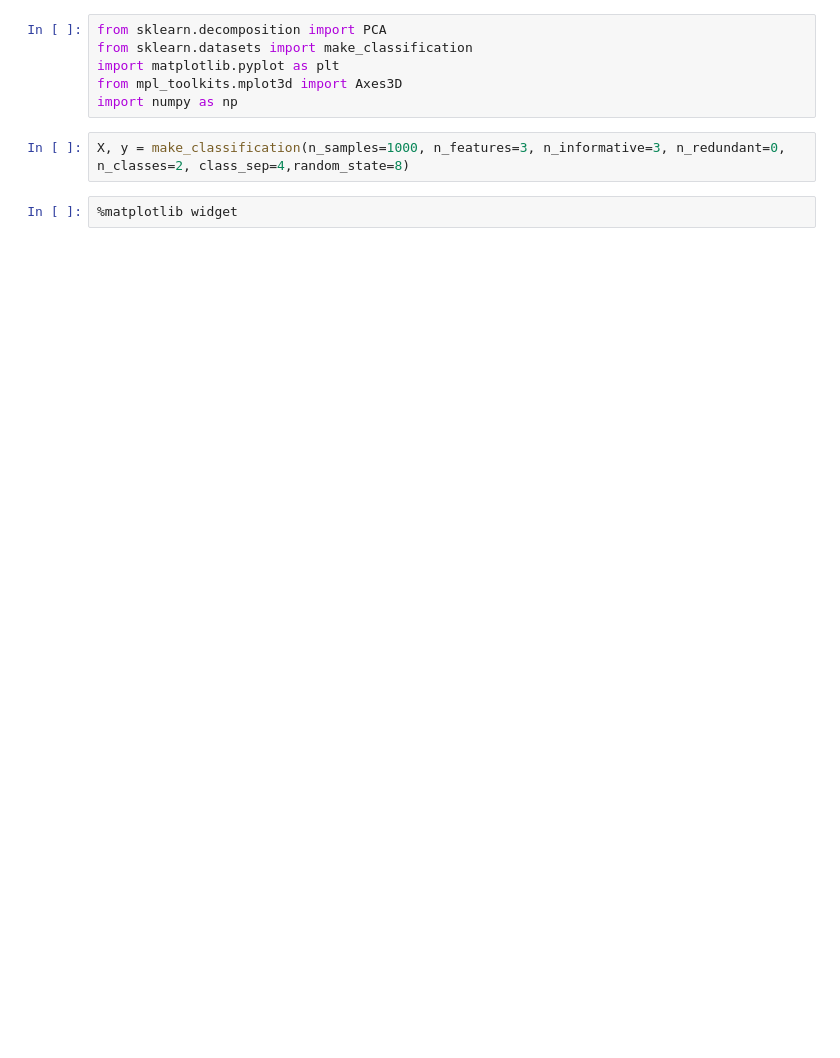
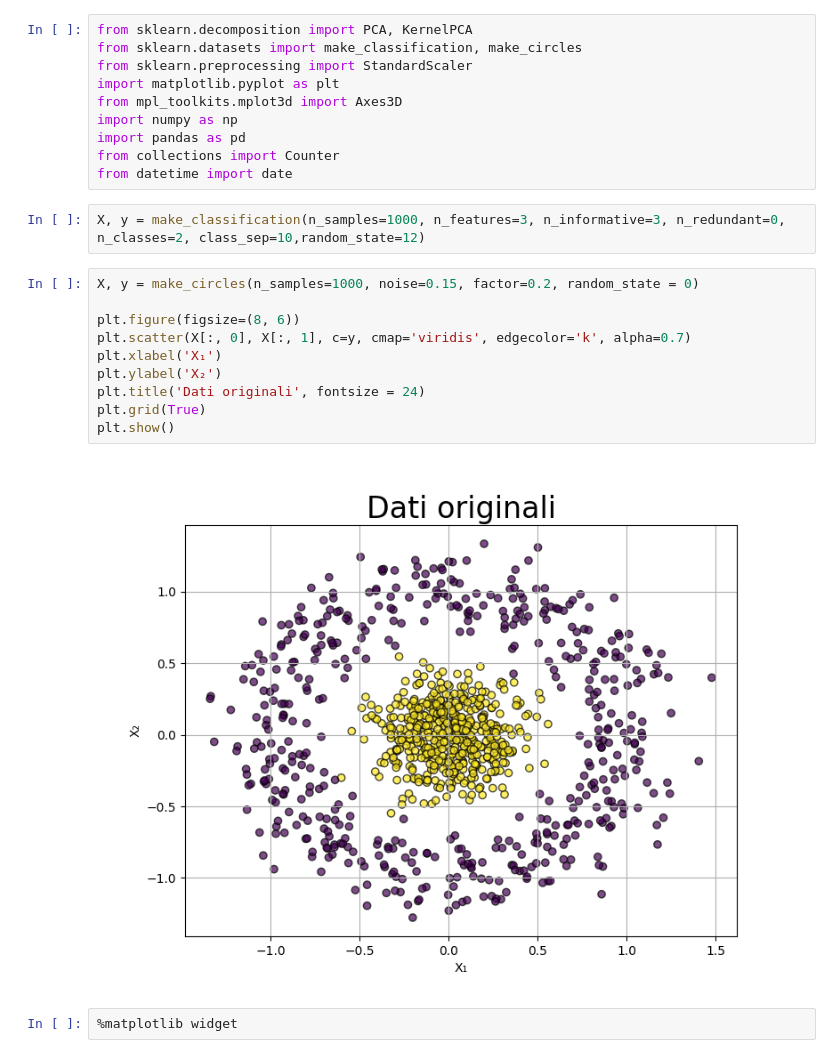
Before and after one commit to pietromihelj/TESI-TRIENNALE, a Jupyter notebook: grafici_esplicativi.ipynb, the cells around one changed output. Cells and saved outputs as stored; diff of their text form; blank space fills up the shorter version.

```diff
--- a/grafici_esplicativi.ipynb
+++ b/grafici_esplicativi.ipynb
@@ -1,11 +1,27 @@
 # %%
-from sklearn.decomposition import PCA
-from sklearn.datasets import make_classification
+from sklearn.decomposition import PCA, KernelPCA
+from sklearn.datasets import make_classification, make_circles
+from sklearn.preprocessing import StandardScaler
 import matplotlib.pyplot as plt
 from mpl_toolkits.mplot3d import Axes3D
 import numpy as np
+import pandas as pd
+from collections import Counter
+from datetime import date
 # %%
-X, y = make_classification(n_samples=1000, n_features=3, n_informative=3, n_redundant=0, n_classes=2, class_sep=4,random_state=8)
+X, y = make_classification(n_samples=1000, n_features=3, n_informative=3, n_redundant=0, n_classes=2, class_sep=10,random_state=12)
+# %%
+X, y = make_circles(n_samples=1000, noise=0.15, factor=0.2, random_state = 0)
+
+plt.figure(figsize=(8, 6))
+plt.scatter(X[:, 0], X[:, 1], c=y, cmap='viridis', edgecolor='k', alpha=0.7)
+plt.xlabel('X₁')
+plt.ylabel('X₂')
+plt.title('Dati originali', fontsize = 24)
+plt.grid(True)
+plt.show()
+# %% [output]
+[figure, added]
 # %%
 %matplotlib widget
 # %%
```
Also changed, not shown: parts of 12 cells of this notebook, 4 other files.
